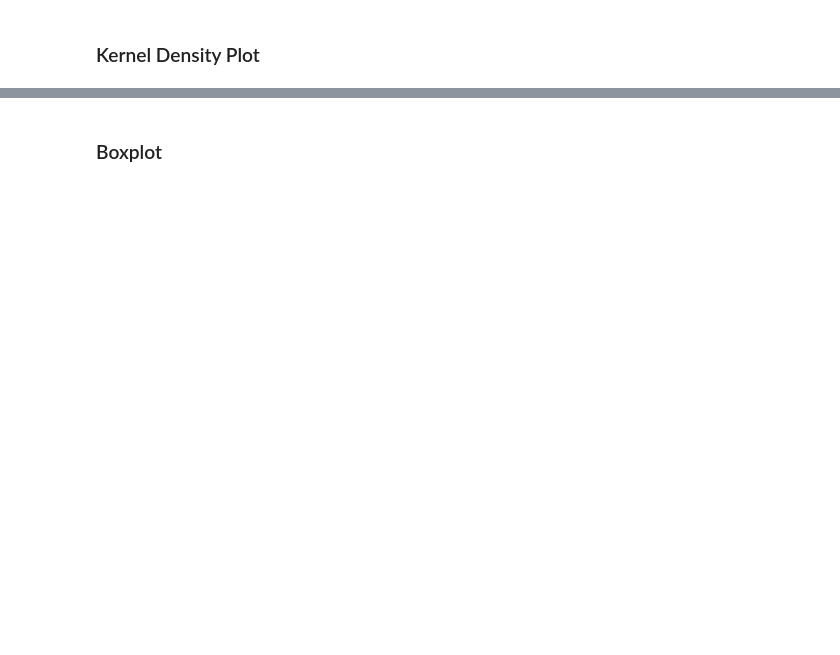
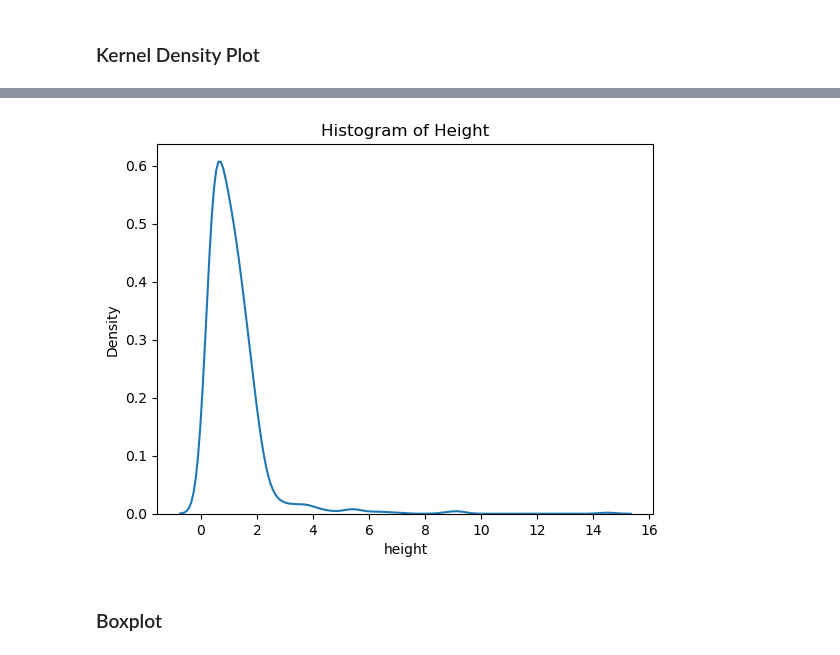
Before and after one commit to Selasi3/Data_Science_With_Python, a Jupyter notebook: Python Programming/Seaborn-course.ipynb, the cells around one changed output, grey strips where cells are left out. Saved outputs shown, nothing was run; the diff lists cells and outputs as text; code cells hidden in the pictures; blank space fills up the shorter version.

```diff
--- a/Python Programming/Seaborn-course.ipynb
+++ b/Python Programming/Seaborn-course.ipynb
@@ -86,3 +96,9 @@ plt.show()
+# %%
+sns.kdeplot(pokemon["height"])
+plt.title("Histogram of Height")
+plt.show()
+# %% [output]
+[figure, added]
 # %% [markdown]
 ### Boxplot
 # %%
```
Also changed, not shown: parts of 19 cells of this notebook, 5 other files.
